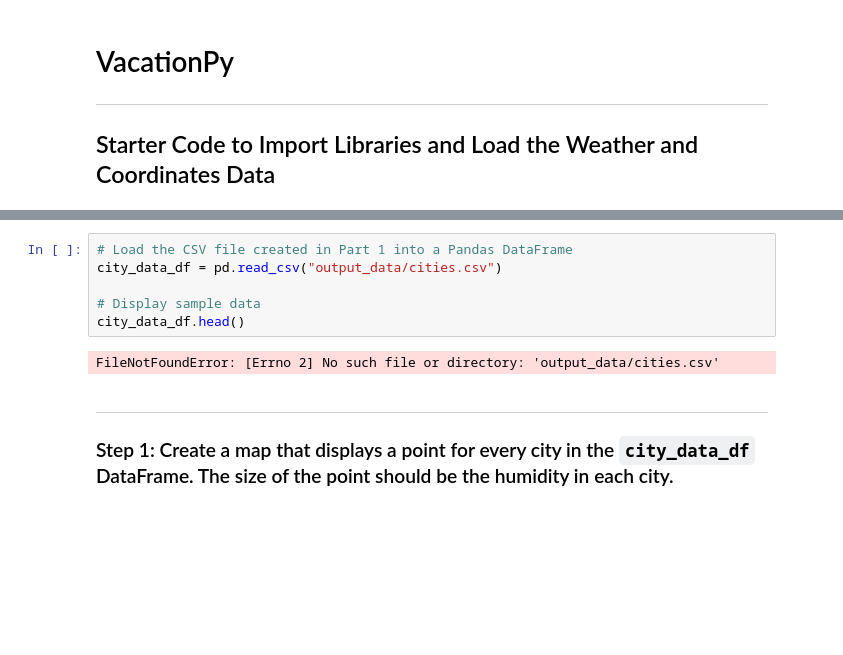
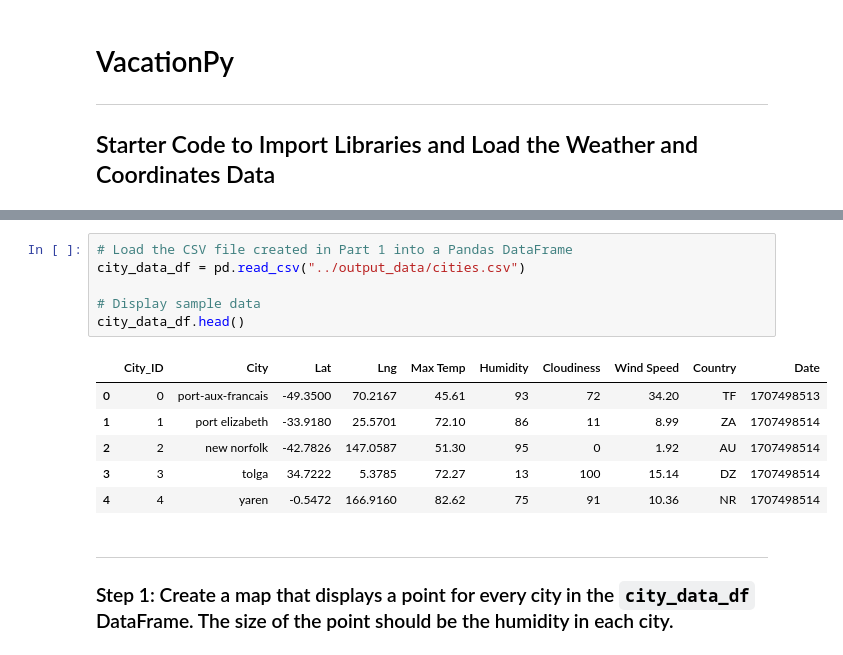
Before and after one commit to TyliOnel/API_JSON_Weather_Analysis, a Jupyter notebook: starter_code/VacationPy.ipynb, the cells around one changed output, grey strips where cells are left out. Drawn from its saved outputs; the diff is of its cells as text; blank space fills up the shorter version.

```diff
--- a/starter_code/VacationPy.ipynb
+++ b/starter_code/VacationPy.ipynb
@@ -17,12 +17,17 @@ from api_keys import geoapify_key
 [interactive output not drawn]
 # %%
 # Load the CSV file created in Part 1 into a Pandas DataFrame
-city_data_df = pd.read_csv("output_data/cities.csv")
+city_data_df = pd.read_csv("../output_data/cities.csv")
 
 # Display sample data
 city_data_df.head()
 # %% [output]
-FileNotFoundError: [Errno 2] No such file or directory: 'output_data/cities.csv'
+|  | City_ID | City | Lat | Lng | Max Temp | Humidity | Cloudiness | Wind Speed | Country | Date |
+| 0 | 0 | port-aux-francais | -49.3500 | 70.2167 | 45.61 | 93 | 72 | 34.20 | TF | 1707498513 |
+| 1 | 1 | port elizabeth | -33.9180 | 25.5701 | 72.10 | 86 | 11 | 8.99 | ZA | 1707498514 |
+| 2 | 2 | new norfolk | -42.7826 | 147.0587 | 51.30 | 95 | 0 | 1.92 | AU | 1707498514 |
+| 3 | 3 | tolga | 34.7222 | 5.3785 | 72.27 | 13 | 100 | 15.14 | DZ | 1707498514 |
+| 4 | 4 | yaren | -0.5472 | 166.9160 | 82.62 | 75 | 91 | 10.36 | NR | 1707498514 |
 # %% [markdown]
 ---
 
```
Also changed, not shown: parts of 5 cells of this notebook, 6 other files.
